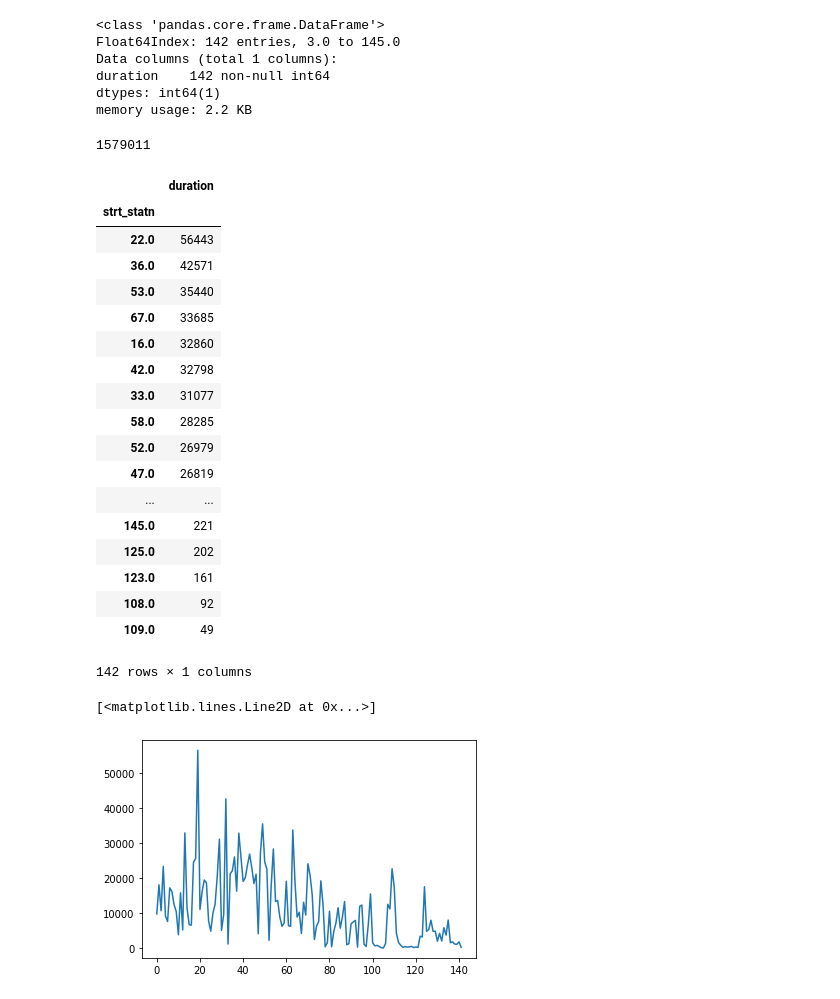
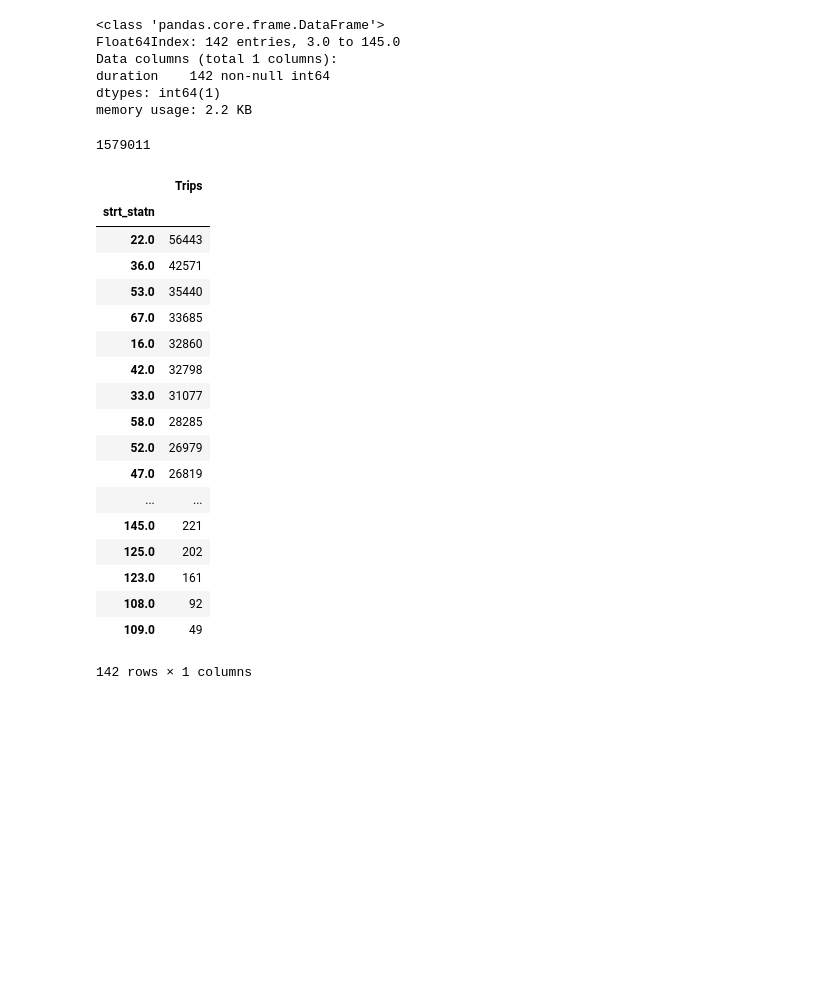
Before and after one commit to jisanos/Hubway-Data-Visualization-Challenge, a Jupyter notebook: Exam_Script.ipynb, the cells around one changed output. Cells and saved outputs as stored; diff of their text form; code cells hidden in the pictures; blank space fills up the shorter version.

```diff
--- a/Exam_Script.ipynb
+++ b/Exam_Script.ipynb
@@ -267,34 +231,32 @@ Data columns (total 1 columns):
 duration    142 non-null int64
 dtypes: int64(1)
 memory usage: 2.2 KB
-# %%
-aggregated_startstation.duration.sum()
-# %% [output]
-1579011
-# %%
-aggregated_startstation.sort_values(by='duration', ascending=0)
-# %% [output]
-|  | duration |
-| strt_statn |  |
-| 22.0 | 56443 |
-| 36.0 | 42571 |
-| 53.0 | 35440 |
-| 67.0 | 33685 |
-| 16.0 | 32860 |
-| 42.0 | 32798 |
-| 33.0 | 31077 |
-| 58.0 | 28285 |
-| 52.0 | 26979 |
-| 47.0 | 26819 |
-| ... | ... |
-| 145.0 | 221 |
-| 125.0 | 202 |
-| 123.0 | 161 |
-| 108.0 | 92 |
-| 109.0 | 49 |
-142 rows × 1 columns
-# %%
-plt.plot(np.array(aggregated_startstation))
-# %% [output]
-[<matplotlib.lines.Line2D at 0x...>]
-[figure, removed]
+# %%
+aggregated_startstation.duration.sum()
+#Corroborating the count. I see the 14 missing values of the startstation column
+# %% [output]
+1579011
+# %%
+aggregated_startstation = aggregated_startstation.rename(columns={'duration':'Trips'})
+#Renamed it to trips since it is not the sum of duration
+aggregated_startstation.sort_values(by='Trips', ascending=0)
+# %% [output]
+|  | Trips |
+| strt_statn |  |
+| 22.0 | 56443 |
+| 36.0 | 42571 |
+| 53.0 | 35440 |
+| 67.0 | 33685 |
+| 16.0 | 32860 |
+| 42.0 | 32798 |
+| 33.0 | 31077 |
+| 58.0 | 28285 |
+| 52.0 | 26979 |
+| 47.0 | 26819 |
+| ... | ... |
+| 145.0 | 221 |
+| 125.0 | 202 |
+| 123.0 | 161 |
+| 108.0 | 92 |
+| 109.0 | 49 |
+142 rows × 1 columns
```
Also changed, not shown: parts of 19 cells of this notebook.
